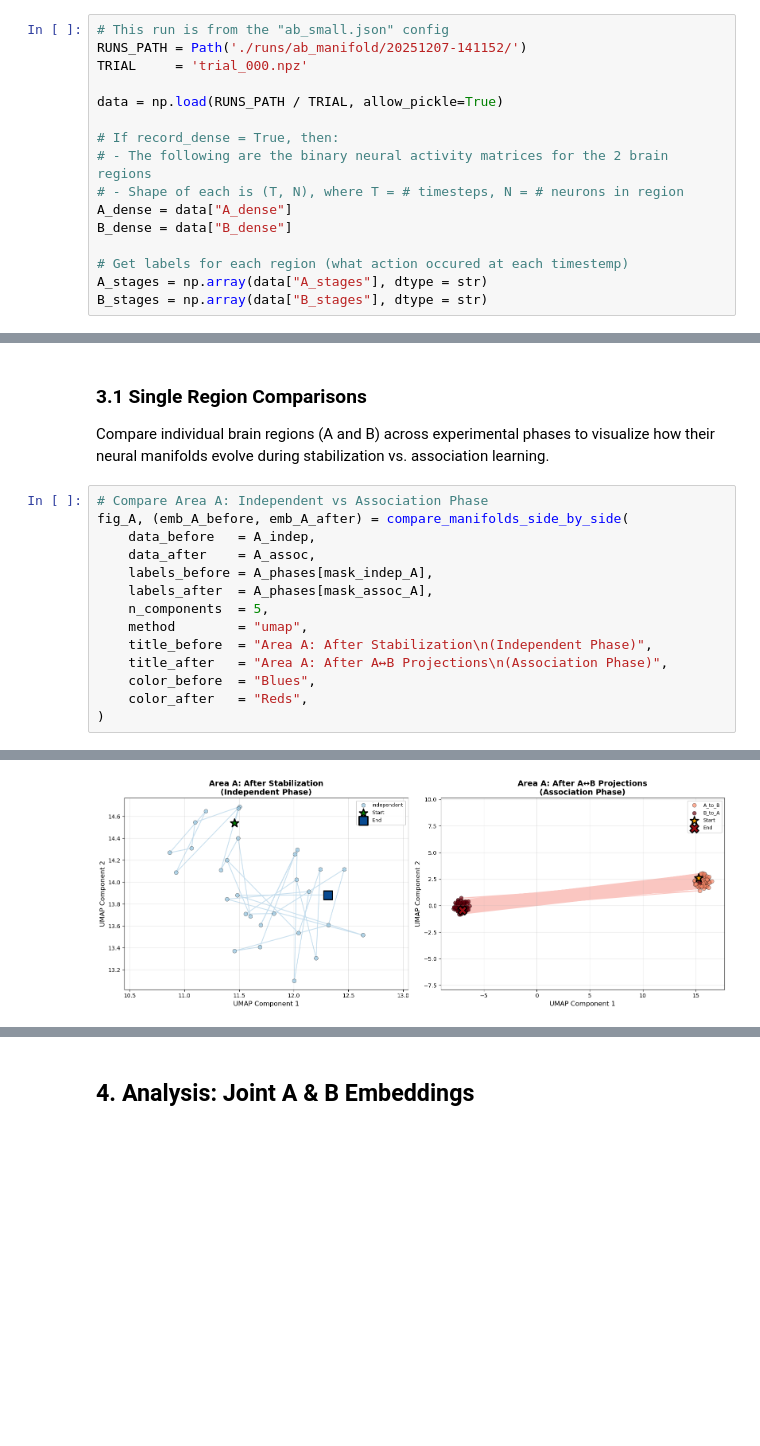
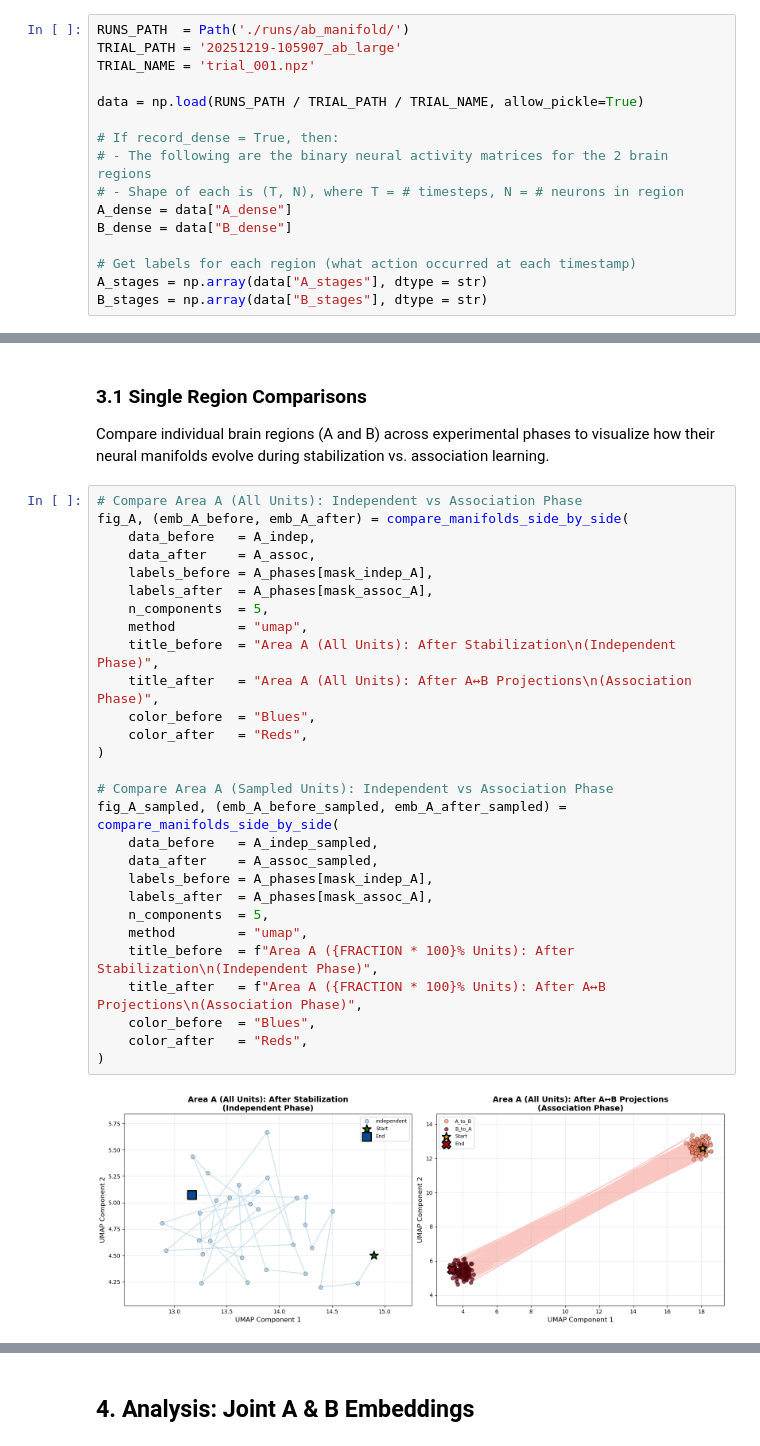
Before and after one commit to justincharney/assemblies, a Jupyter notebook: experiments/ab_manifold/ab_play.ipynb, the cells around one changed output, grey strips where cells are left out. Saved outputs shown, nothing was run; the diff lists cells and outputs as text; blank space fills up the shorter version.

Commit message:
finished AB Manifold Experiment

```diff
--- a/experiments/ab_manifold/ab_play.ipynb
+++ b/experiments/ab_manifold/ab_play.ipynb
@@ -19,11 +23,11 @@ Analysis notebook for bidirectional A↔B association experiments, exploring neu
 # %% [markdown]
 ## 1. Data Loading
 # %%
-# This run is from the "ab_small.json" config
-RUNS_PATH = Path('./runs/ab_manifold/20251207-141152/')
-TRIAL     = 'trial_000.npz'
+RUNS_PATH  = Path('./runs/ab_manifold/')
+TRIAL_PATH = '20251219-105907_ab_large'
+TRIAL_NAME = 'trial_001.npz'
 
-data = np.load(RUNS_PATH / TRIAL, allow_pickle=True)
+data = np.load(RUNS_PATH / TRIAL_PATH / TRIAL_NAME, allow_pickle=True)
 
 # If record_dense = True, then:
 # - The following are the binary neural activity matrices for the 2 brain regions
@@ -31,7 +35,7 @@ data = np.load(RUNS_PATH / TRIAL, allow_pickle=True)
 A_dense = data["A_dense"]
 B_dense = data["B_dense"]
 
-# Get labels for each region (what action occured at each timestemp)
+# Get labels for each region (what action occurred at each timestamp)
 A_stages = np.array(data["A_stages"], dtype = str)
 B_stages = np.array(data["B_stages"], dtype = str)
 # %%
@@ -248,17 +309,32 @@ def compare_manifolds_side_by_side(
 
 Compare individual brain regions (A and B) across experimental phases to visualize how their neural manifolds evolve during stabilization vs. association learning.
 # %%
-# Compare Area A: Independent vs Association Phase
+# Compare Area A (All Units): Independent vs Association Phase
 fig_A, (emb_A_before, emb_A_after) = compare_manifolds_side_by_side(
     data_before   = A_indep,
     data_after    = A_assoc,
     labels_before = A_phases[mask_indep_A],
     labels_after  = A_phases[mask_assoc_A],
     n_components  = 5,
     method        = "umap",
-    title_before  = "Area A: After Stabilization\n(Independent Phase)",
-    title_after   = "Area A: After A↔B Projections\n(Association Phase)",
+    title_before  = "Area A (All Units): After Stabilization\n(Independent Phase)",
+    title_after   = "Area A (All Units): After A↔B Projections\n(Association Phase)",
     color_before  = "Blues",
     color_after   = "Reds",
 )
+
+# Compare Area A (Sampled Units): Independent vs Association Phase
+fig_A_sampled, (emb_A_before_sampled, emb_A_after_sampled) = compare_manifolds_side_by_side(
+    data_before   = A_indep_sampled,
+    data_after    = A_assoc_sampled,
+    labels_before = A_phases[mask_indep_A],
+    labels_after  = A_phases[mask_assoc_A],
+    n_components  = 5,
+    method        = "umap",
+    title_before  = f"Area A ({FRACTION * 100}% Units): After Stabilization\n(Independent Phase)",
+    title_after   = f"Area A ({FRACTION * 100}% Units): After A↔B Projections\n(Association Phase)",
+    color_before  = "Blues",
+    color_after   = "Reds",
+)
 # %% [output]
+[figure, new version]
@@ -269 +344,0 @@ n_jobs value 1 overridden to 1 by setting random_state. Use no seed for parallel
-[figure, old version]
```
Also changed, not shown: parts of 11 cells of this notebook, 4 other files.
